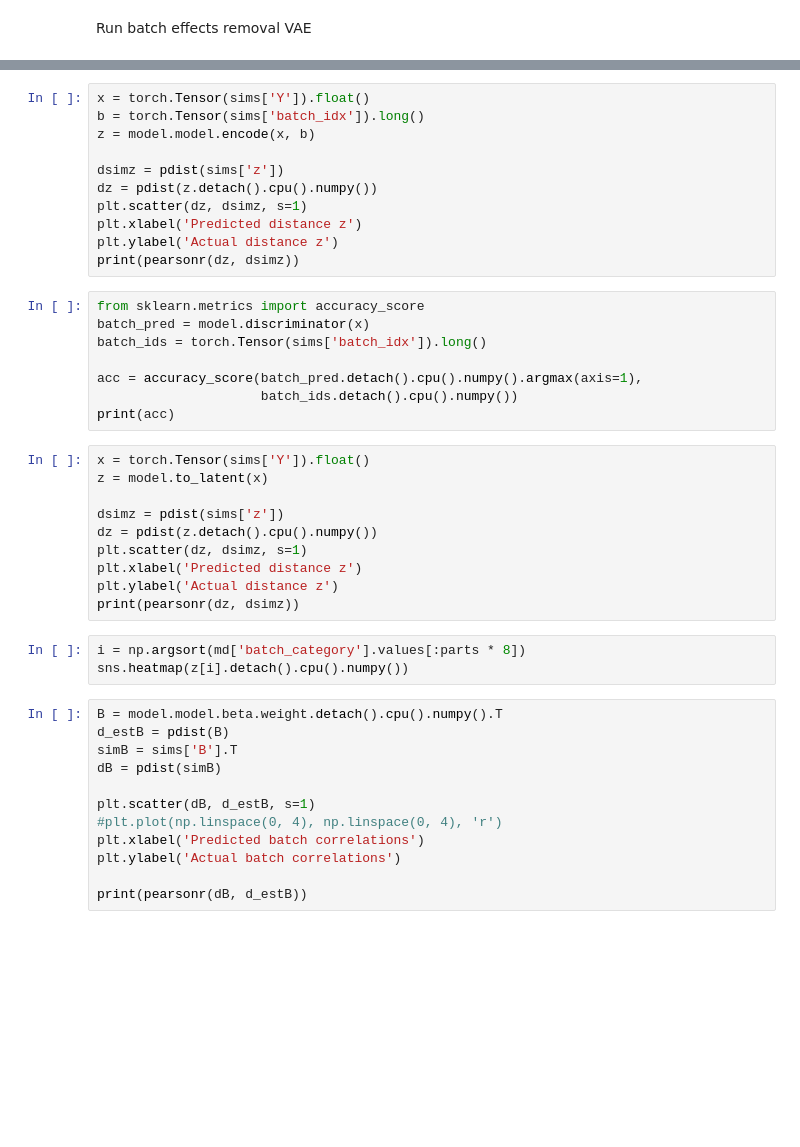
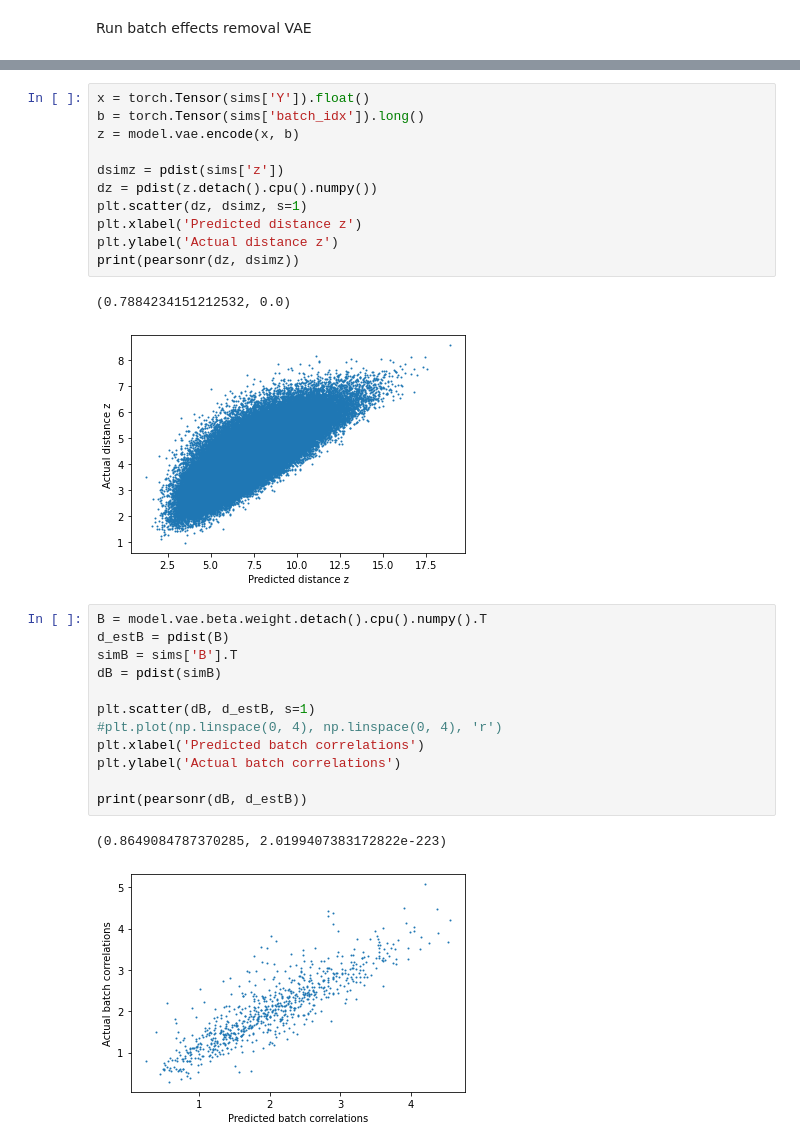
Before and after one commit to flatironinstitute/catvae, a Jupyter notebook: ipynb/vae-sim-batch-correction.ipynb, the cells around one changed output, grey strips where cells are left out. Saved outputs shown, nothing was run; the diff lists cells and outputs as text; blank space fills up the shorter version.

```diff
--- a/ipynb/vae-sim-batch-correction.ipynb
+++ b/ipynb/vae-sim-batch-correction.ipynb
@@ -121,37 +127,19 @@ print(pearsonr(dW, d_estW))
 # %%
 x = torch.Tensor(sims['Y']).float()
 b = torch.Tensor(sims['batch_idx']).long()
-z = model.model.encode(x, b)
+z = model.vae.encode(x, b)
 
 dsimz = pdist(sims['z'])
 dz = pdist(z.detach().cpu().numpy())
 plt.scatter(dz, dsimz, s=1)
 plt.xlabel('Predicted distance z')
 plt.ylabel('Actual distance z')
 print(pearsonr(dz, dsimz))
+# %% [output]
+(0.7884234151212532, 0.0)
+[figure, added]
-# %%
-from sklearn.metrics import accuracy_score
-batch_pred = model.discriminator(x)
-batch_ids = torch.Tensor(sims['batch_idx']).long()
-
-acc = accuracy_score(batch_pred.detach().cpu().numpy().argmax(axis=1),
-                     batch_ids.detach().cpu().numpy())
-print(acc)
-# %%
-x = torch.Tensor(sims['Y']).float()
-z = model.to_latent(x)
-
-dsimz = pdist(sims['z'])
-dz = pdist(z.detach().cpu().numpy())
-plt.scatter(dz, dsimz, s=1)
-plt.xlabel('Predicted distance z')
-plt.ylabel('Actual distance z')
-print(pearsonr(dz, dsimz))
-# %%
-i = np.argsort(md['batch_category'].values[:parts * 8])
-sns.heatmap(z[i].detach().cpu().numpy())
 # %%
-B = model.model.beta.weight.detach().cpu().numpy().T
+B = model.vae.beta.weight.detach().cpu().numpy().T
 d_estB = pdist(B)
 simB = sims['B'].T
 dB = pdist(simB)
@@ -162,3 +150,6 @@ plt.xlabel('Predicted batch correlations')
 plt.ylabel('Actual batch correlations')
 
 print(pearsonr(dB, d_estB))
+# %% [output]
+(0.8649084787370285, 2.0199407383172822e-223)
+[figure, added]
```
Also changed, not shown: parts of 5 cells of this notebook, 2 other files.
